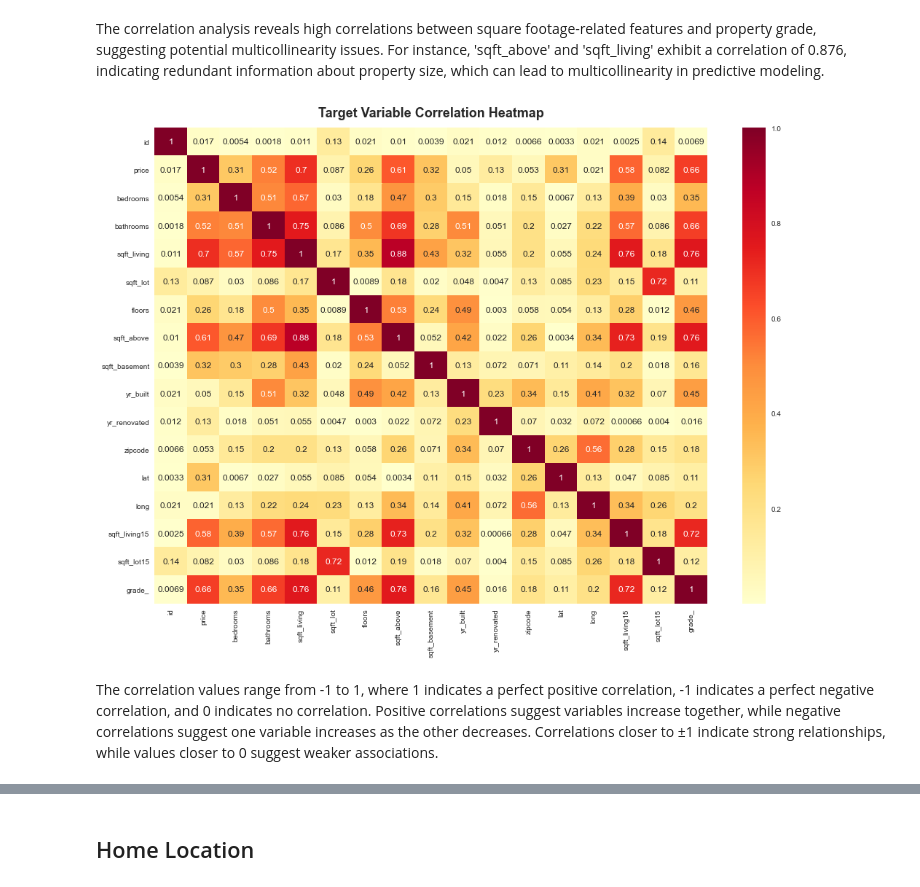
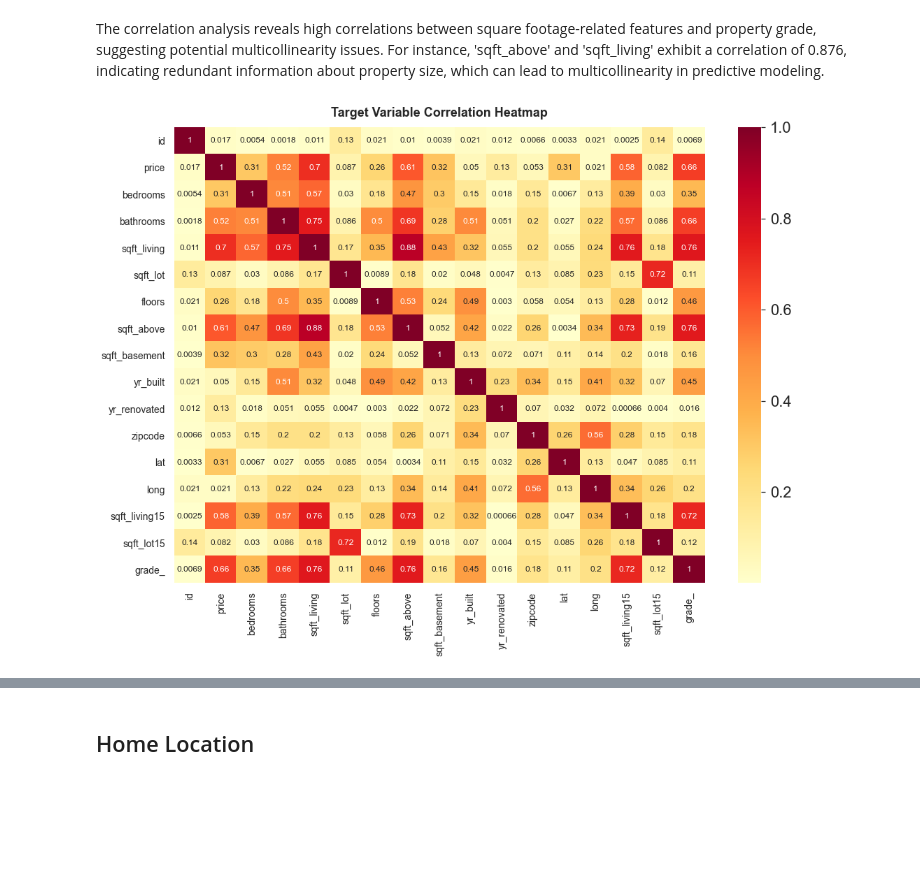
Before and after one commit to Agai-Beryl/Northwestern-County-Real-Estate-Price-Forecast, a Jupyter notebook: student.ipynb, the cells around one changed output, grey strips where cells are left out. Saved outputs shown, nothing was run; the diff lists cells and outputs as text; code cells hidden in the pictures; blank space fills up the shorter version.

```diff
--- a/student.ipynb
+++ b/student.ipynb
@@ -545,0 +546,21 @@ The density plot illustrates that the price distribution differs from a normal c
+# %%
+# Visualizing the outliers
+
+# Convert price to millions
+df['price_millions'] = df['price'] / 1_000_000
+
+plt.figure(figsize=(8, 6))
+sns.boxplot(data=df, y='price_millions', color='skyblue')
+
+# Set y-label and title
+plt.ylabel('Price (Millions)', fontweight='bold', fontsize=18, labelpad=15)
+plt.title('Distribution of Prices (with Outliers)', fontweight='bold', fontsize=18, pad=15)
+
+# Set font properties for x and y tick labels
+plt.tick_params(axis='x', labelsize=14)  # Adjust the font size for x-axis tick labels
+plt.tick_params(axis='y', labelsize=14)  # Adjust the font size for y-axis tick labels
+
+# Format y-tick labels
+plt.gca().yaxis.set_major_formatter(ticker.StrMethodFormatter('${x:,.0f}M'))
+
+plt.show()
@@ -628,22 +662,27 @@ Variables with correlation >= 0.75:
 # %% [markdown]
 The correlation analysis reveals high correlations between square footage-related features and property grade, suggesting potential multicollinearity issues. For instance, 'sqft_above' and 'sqft_living' exhibit a correlation of 0.876, indicating redundant information about property size, which can lead to multicollinearity in predictive modeling.
 # %%
-#set up heatmap
+# Set up heatmap
 fig, ax = plt.subplots(figsize=(17, 12))
-
-# Load data (replace df with your dataframe)
-# df = pd.read_csv('your_data.csv')
 
 # Calculate correlation matrix
 corr = df.corr().abs()
 
-# Plot heatmap
-sns.heatmap(corr, cmap='YlOrRd', annot=True, ax=ax)
+# Plot heatmap with smaller font size
+heatmap = sns.heatmap(corr, cmap='YlOrRd', annot=True, annot_kws={"size": 12}, ax=ax)
+
+# Set font properties for x and y tick labels
+ax.tick_params(axis='x', labelsize=14)  # Adjust the font size for x-axis tick labels
+ax.tick_params(axis='y', labelsize=14)  # Adjust the font size for y-axis tick labels
+
 
 # Add title
 ax.set_title("Target Variable Correlation Heatmap", fontweight="bold", fontsize=18, pad=15)
+
+
+# plt.yticks(fontsize=15)  # Adjust font size here
+
+
 plt.show()
 # %% [output]
-[figure, old version]
+[figure, new version]
-# %% [markdown]
-The correlation values range from -1 to 1, where 1 indicates a perfect positive correlation, -1 indicates a perfect negative correlation, and 0 indicates no correlation. Positive correlations suggest variables increase together, while negative correlations suggest one variable increases as the other decreases. Correlations closer to ±1 indicate strong relationships, while values closer to 0 suggest weaker associations.
```
Also changed, not shown: parts of 25 cells of this notebook, 1 other file.
